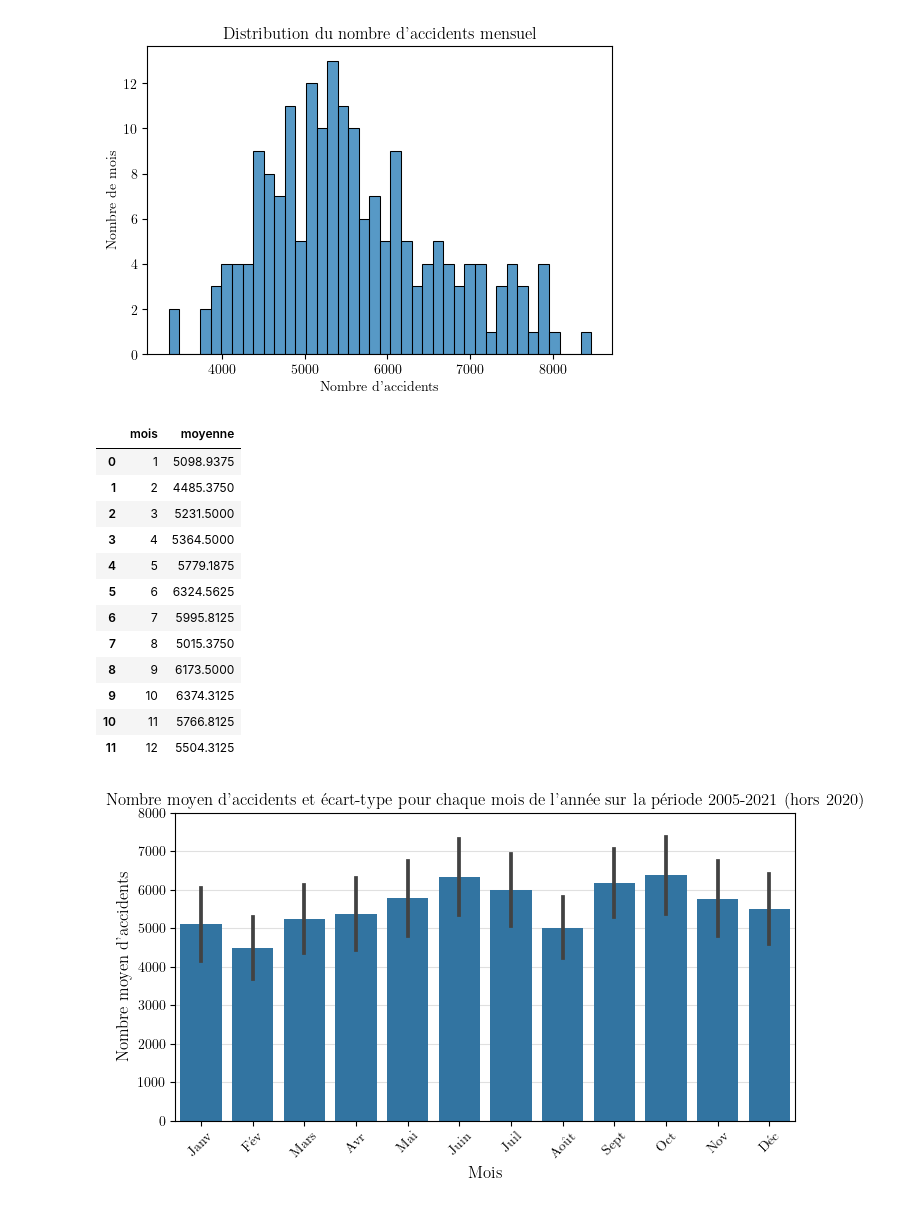
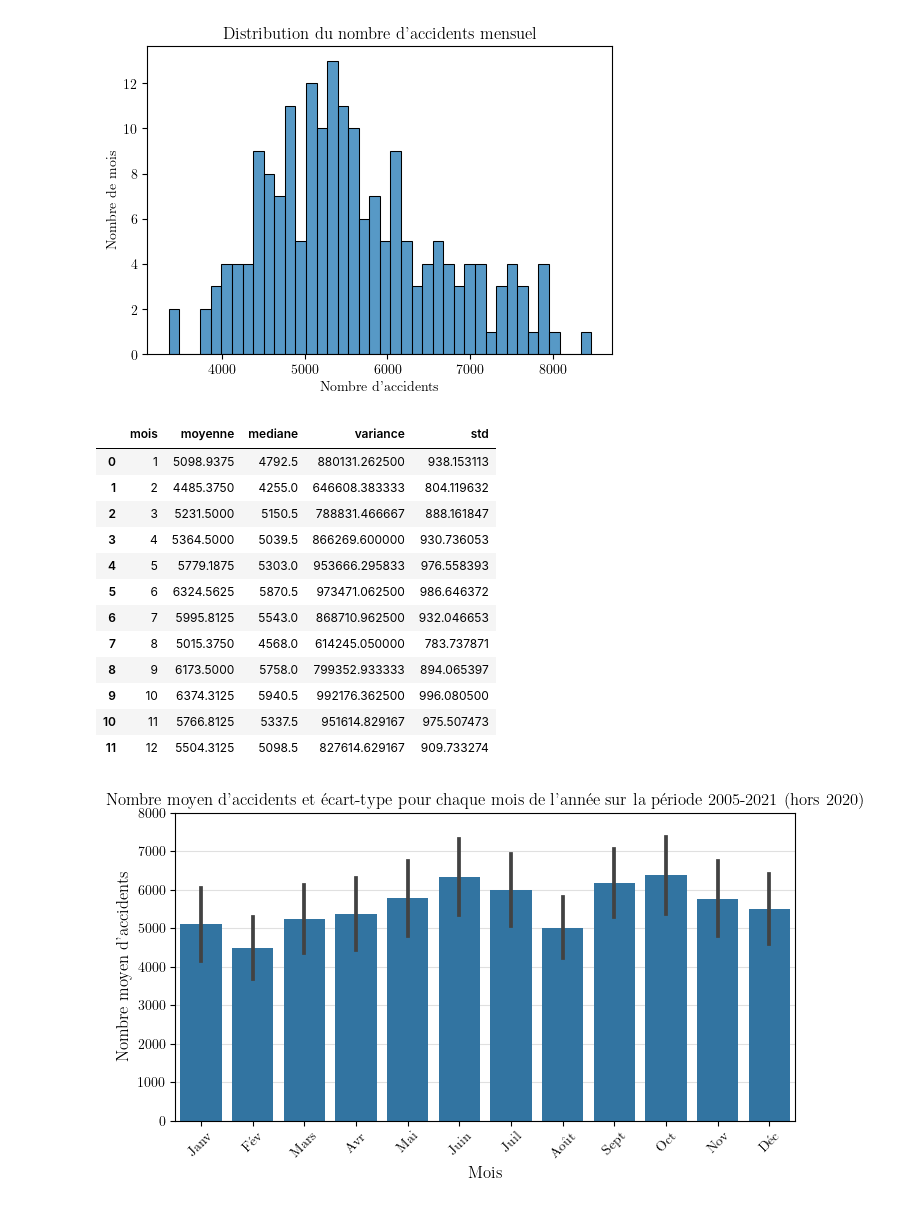
Before and after one commit to nlejay/accidents_circulation, a Jupyter notebook: projet_acc_route.ipynb, the cells around one changed output. Drawn from its saved outputs; the diff is of its cells as text; code cells hidden in the pictures.

```diff
--- a/projet_acc_route.ipynb
+++ b/projet_acc_route.ipynb
@@ -517,25 +517,28 @@ plt.show()
 # %%
 # Moyenne par mois
 moy_par_mois = (acc_par_mois
                 .groupby('mois')
-                .agg(moyenne = pd.NamedAgg('Effectif','mean'))
+                .agg(moyenne = pd.NamedAgg('Effectif','mean'),
+                     mediane = pd.NamedAgg('Effectif','median'),
+                     variance = pd.NamedAgg('Effectif','var'),
+                     std = pd.NamedAgg('Effectif','std'))
                 .reset_index()
                )
 moy_par_mois
 # %% [output]
-|  | mois | moyenne |
-| 0 | 1 | 5098.9375 |
-| 1 | 2 | 4485.3750 |
-| 2 | 3 | 5231.5000 |
-| 3 | 4 | 5364.5000 |
-| 4 | 5 | 5779.1875 |
-| 5 | 6 | 6324.5625 |
-| 6 | 7 | 5995.8125 |
-| 7 | 8 | 5015.3750 |
-| 8 | 9 | 6173.5000 |
-| 9 | 10 | 6374.3125 |
-| 10 | 11 | 5766.8125 |
-| 11 | 12 | 5504.3125 |
+|  | mois | moyenne | mediane | variance | std |
+| 0 | 1 | 5098.9375 | 4792.5 | 880131.262500 | 938.153113 |
+| 1 | 2 | 4485.3750 | 4255.0 | 646608.383333 | 804.119632 |
+| 2 | 3 | 5231.5000 | 5150.5 | 788831.466667 | 888.161847 |
+| 3 | 4 | 5364.5000 | 5039.5 | 866269.600000 | 930.736053 |
+| 4 | 5 | 5779.1875 | 5303.0 | 953666.295833 | 976.558393 |
+| 5 | 6 | 6324.5625 | 5870.5 | 973471.062500 | 986.646372 |
+| 6 | 7 | 5995.8125 | 5543.0 | 868710.962500 | 932.046653 |
+| 7 | 8 | 5015.3750 | 4568.0 | 614245.050000 | 783.737871 |
+| 8 | 9 | 6173.5000 | 5758.0 | 799352.933333 | 894.065397 |
+| 9 | 10 | 6374.3125 | 5940.5 | 992176.362500 | 996.080500 |
+| 10 | 11 | 5766.8125 | 5337.5 | 951614.829167 | 975.507473 |
+| 11 | 12 | 5504.3125 | 5098.5 | 827614.629167 | 909.733274 |
 # %%
 # Représentation graphique du nombre d'accidents moyen par mois de l'année
 
```
Also changed, not shown: parts of 31 cells of this notebook.
